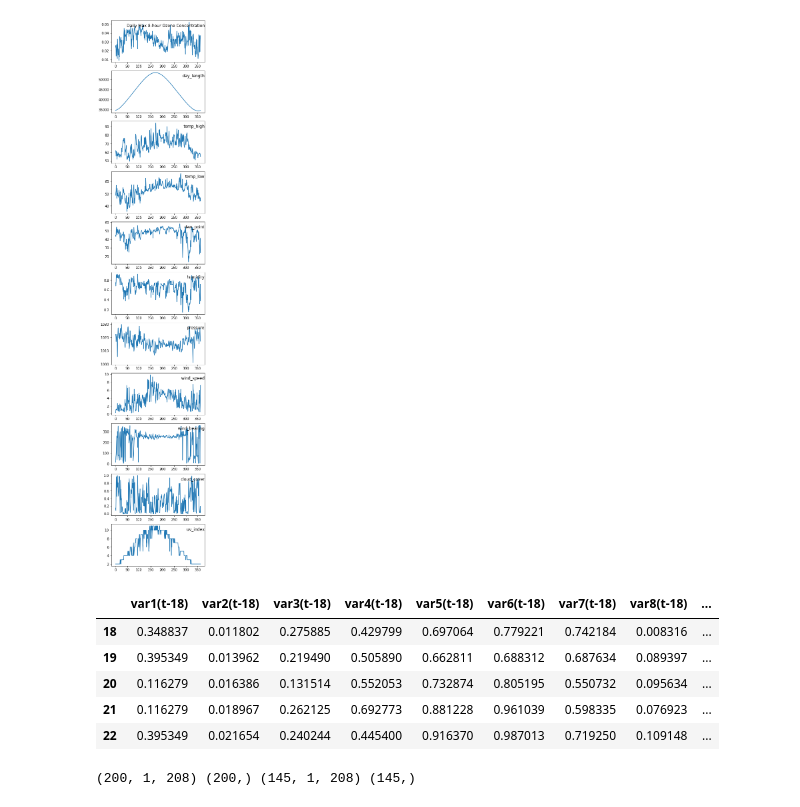
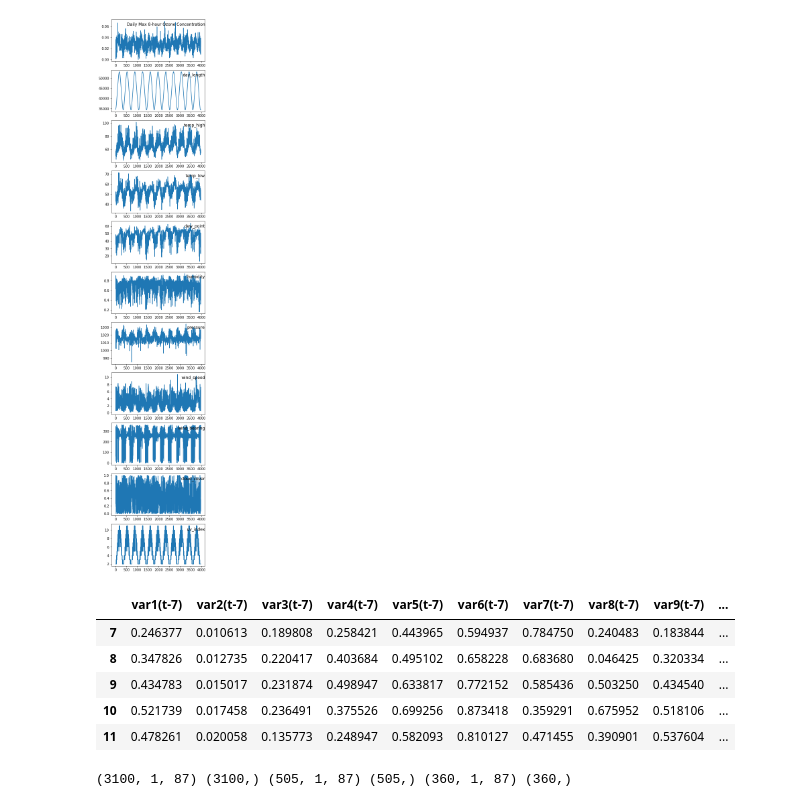
Before and after one commit to yeewill/project-5-Air-Quality-Forecast, a Jupyter notebook: MultiVariable LSTM.ipynb, the cells around one changed output. Cells and saved outputs as stored; diff of their text form; code cells hidden in the pictures.

```diff
--- a/MultiVariable LSTM.ipynb
+++ b/MultiVariable LSTM.ipynb
@@ -14,3 +23,3 @@ from keras.layers import Activation
 pd.set_option('display.max_columns', 500)
 # %%
-dataset= pickle.load(open('ts_with_weather.p', 'rb'))
+dataset= pickle.load(open('ts_with_weather_sf.p', 'rb'))
@@ -29,4 +50,4 @@ for group in groups:
     i += 1
 plt.show()
 # %% [output]
-[figure, old version]
+[figure, new version]
@@ -57,41 +93,46 @@ def series_to_supervised(data, n_in=1, n_out=1, dropnan=True):
 # %%
 # load dataset
 values = dataset.values
 # integer encode direction
 # ensure all data is float
 values = values.astype('float32')
 # normalize features
-scaler = MinMaxScaler(feature_range=(0, 1))
+scaler = MinMaxScaler()
 scaled = scaler.fit_transform(values)
 # frame as supervised learning
-reframed = series_to_supervised(scaled, 18, 1)
+reframed = series_to_supervised(scaled, 7, 1)
 # drop columns we don't want to predict
 
 reframed.head()
 # %% [output]
-|  | var1(t-18) | var2(t-18) | var3(t-18) | var4(t-18) | var5(t-18) | var6(t-18) | var7(t-18) | var8(t-18) | ... |
-| 18 | 0.348837 | 0.011802 | 0.275885 | 0.429799 | 0.697064 | 0.779221 | 0.742184 | 0.008316 | ... |
-| 19 | 0.395349 | 0.013962 | 0.219490 | 0.505890 | 0.662811 | 0.688312 | 0.687634 | 0.089397 | ... |
-| 20 | 0.116279 | 0.016386 | 0.131514 | 0.552053 | 0.732874 | 0.805195 | 0.550732 | 0.095634 | ... |
-| 21 | 0.116279 | 0.018967 | 0.262125 | 0.692773 | 0.881228 | 0.961039 | 0.598335 | 0.076923 | ... |
-| 22 | 0.395349 | 0.021654 | 0.240244 | 0.445400 | 0.916370 | 0.987013 | 0.719250 | 0.109148 | ... |
+|  | var1(t-7) | var2(t-7) | var3(t-7) | var4(t-7) | var5(t-7) | var6(t-7) | var7(t-7) | var8(t-7) | var9(t-7) | ... |
+| 7 | 0.246377 | 0.010613 | 0.189808 | 0.258421 | 0.443965 | 0.594937 | 0.784750 | 0.240483 | 0.183844 | ... |
+| 8 | 0.347826 | 0.012735 | 0.220417 | 0.403684 | 0.495102 | 0.658228 | 0.683680 | 0.046425 | 0.320334 | ... |
+| 9 | 0.434783 | 0.015017 | 0.231874 | 0.498947 | 0.633817 | 0.772152 | 0.585436 | 0.503250 | 0.434540 | ... |
+| 10 | 0.521739 | 0.017458 | 0.236491 | 0.375526 | 0.699256 | 0.873418 | 0.359291 | 0.675952 | 0.518106 | ... |
+| 11 | 0.478261 | 0.020058 | 0.135773 | 0.248947 | 0.582093 | 0.810127 | 0.471455 | 0.390901 | 0.537604 | ... |
 # %%
 y = reframed.iloc[:,-11].values
 X = reframed.drop('var1(t)', axis =1).values
 # split into train and test sets
 
-n_train_days = 200
+n_train_days = 3100
+n_test_days=360
 train_X = X[:n_train_days,:]
 train_y = y[:n_train_days]
 
-test_X= X[n_train_days:,]
-test_y= y[n_train_days:]
+val_X= X[n_train_days:-n_test_days,]
+val_y= y[n_train_days:-n_test_days]
+
+test_X = X[-n_test_days:,:]
+test_y = y[-n_test_days:]
 
 
 
 # reshape input to be 3D [samples, timesteps, features]
 train_X = train_X.reshape((train_X.shape[0], 1, train_X.shape[1]))
+val_X = val_X.reshape((val_X.shape[0], 1, val_X.shape[1]))
 test_X = test_X.reshape((test_X.shape[0], 1, test_X.shape[1]))
-print(train_X.shape, train_y.shape, test_X.shape, test_y.shape)
+print(train_X.shape, train_y.shape,val_X.shape, val_y.shape ,test_X.shape, test_y.shape)
 # %% [output]
-(200, 1, 208) (200,) (145, 1, 208) (145,)
+(3100, 1, 87) (3100,) (505, 1, 87) (505,) (360, 1, 87) (360,)
```
Also changed, not shown: parts of 11 cells of this notebook, 12 other files.
